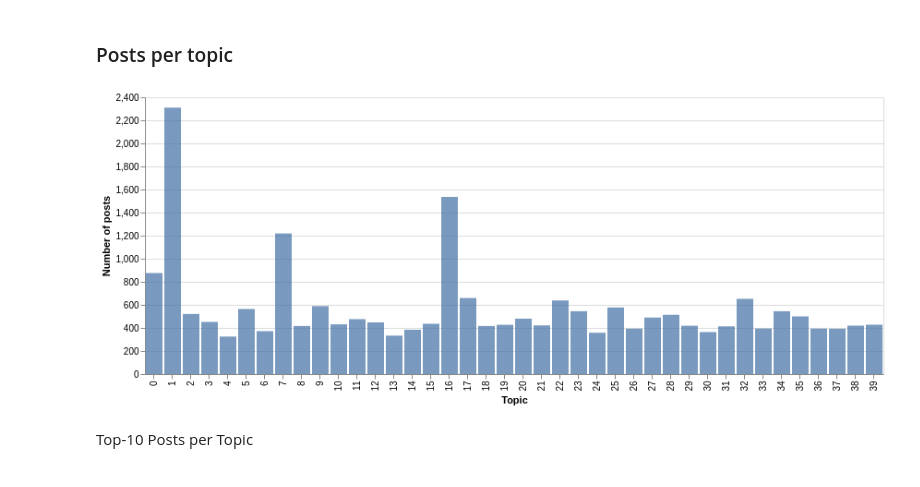
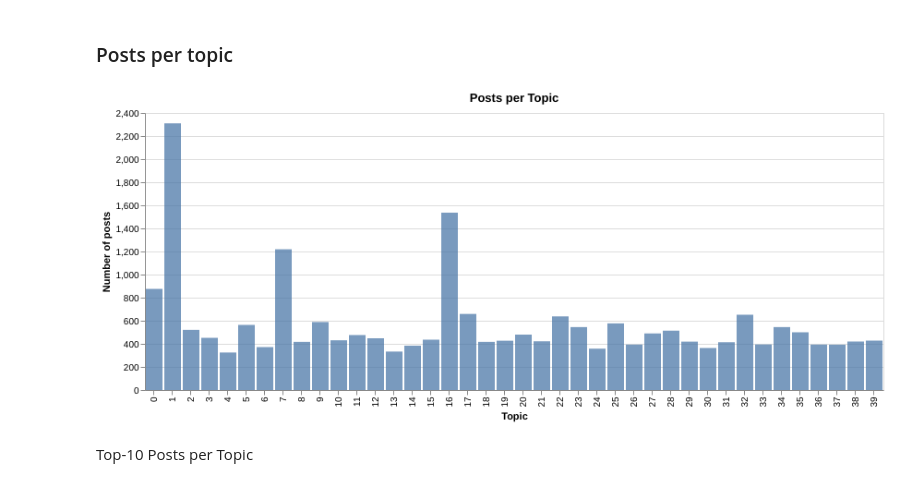
Before and after one commit to viennadatasciencegroup/data4good-wahlbeobachtung19, a Jupyter notebook: notebooks/1.3-tte-topic-evaluation.ipynb, the cells around one changed output. Saved outputs shown, nothing was run; the diff lists cells and outputs as text; code cells hidden in the pictures.

Commit message:
Topic model update plots.

```diff
--- a/notebooks/1.3-tte-topic-evaluation.ipynb
+++ b/notebooks/1.3-tte-topic-evaluation.ipynb
@@ -63,18 +63,18 @@ topic_interpretation = {0: "-", 1: "Wahlwerbung & Dank", 2: "Linke Themen",
 # %%
 p_data = topics40.topic.value_counts().to_frame("count").rename_axis("topic").reset_index()
 p_data["Topic"] = p_data.topic.map(topic_interpretation)
 
-chart = alt.Chart(p_data).mark_bar().encode(
+chart = alt.Chart(p_data, title="Posts per Topic").mark_bar().encode(
     x=alt.X("topic:N", title="Topic"),
     y=alt.Y("count:Q", title="Number of posts"),
     opacity=alt.value(0.75),
     tooltip=["Topic"]
 )
 
 #chart.save(os.path.join(figures_path, "topics", "posts_per_topic.html"))
 chart
 # %% [output]
-[figure, old version]
+[figure, new version]
 # %% [markdown]
 Top-10 Posts per Topic
 # %%
```
Also changed, not shown: parts of 4 cells of this notebook, 6 other files.
